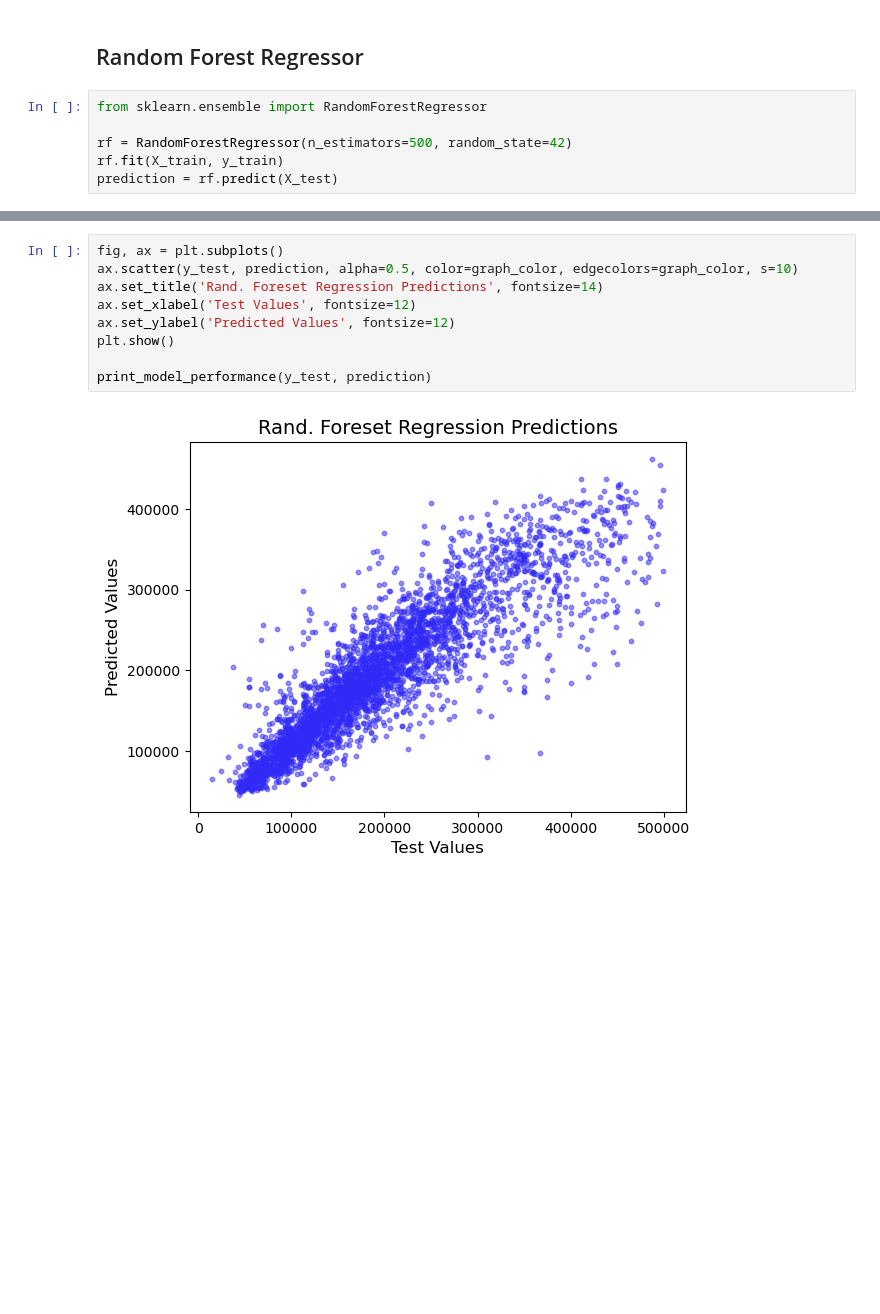
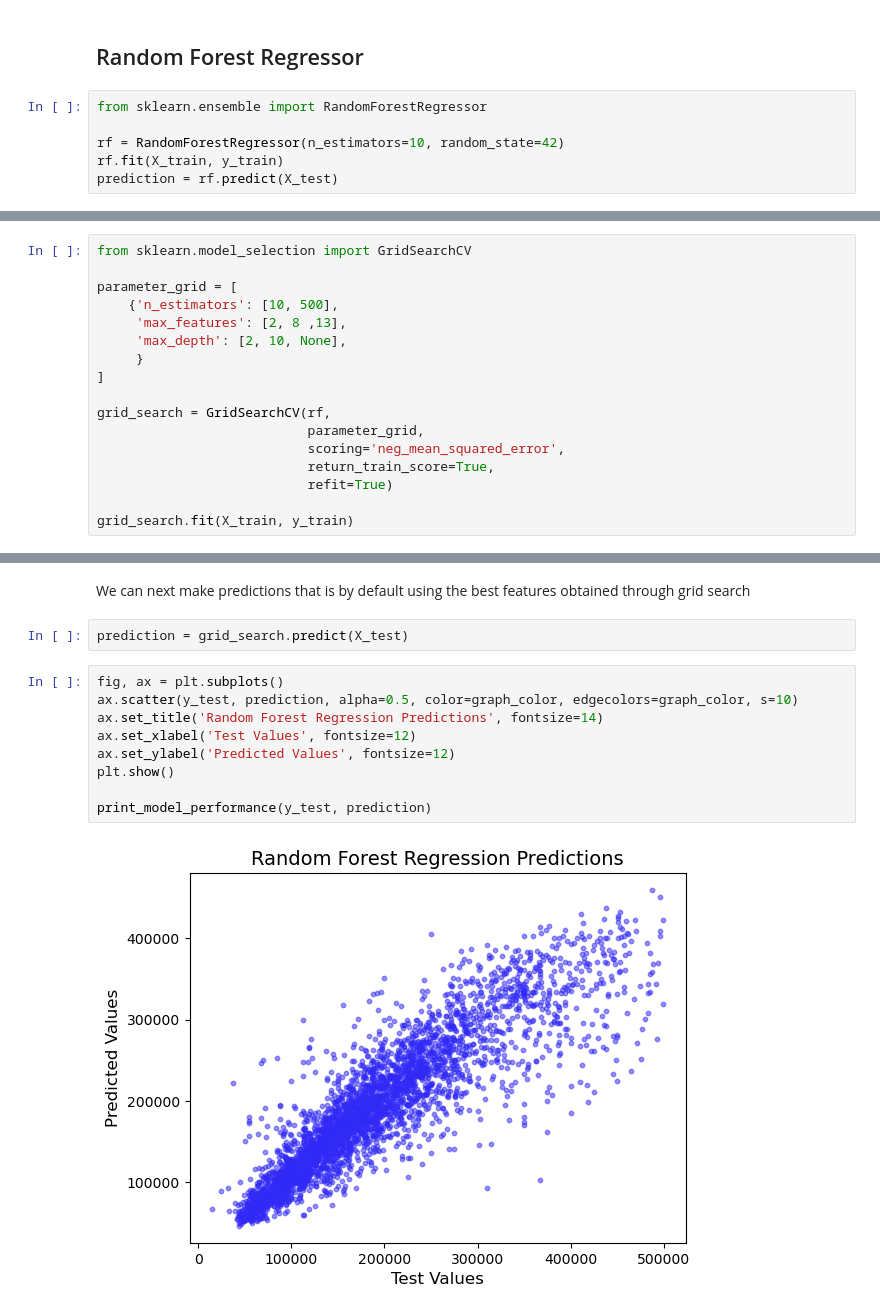
Before and after one commit to dilne/CaliforniaHousing, a Jupyter notebook: California Housing.ipynb, the cells around one changed output, grey strips where cells are left out. Cells and saved outputs as stored; diff of their text form; blank space fills up the shorter version.

```diff
--- a/California Housing.ipynb
+++ b/California Housing.ipynb
@@ -602,7 +626,7 @@ Mean Absolute Percentage Error: 23.524209912202494%
 # %%
 from sklearn.ensemble import RandomForestRegressor
 
-rf = RandomForestRegressor(n_estimators=500, random_state=42)
+rf = RandomForestRegressor(n_estimators=10, random_state=42)
 rf.fit(X_train, y_train)
 prediction = rf.predict(X_test)
 # %%
@@ -639,0 +657,17 @@ scores = cross_val_score(rf,
+# %%
+from sklearn.model_selection import GridSearchCV
+
+parameter_grid = [
+    {'n_estimators': [10, 500],
+     'max_features': [2, 8 ,13],
+     'max_depth': [2, 10, None],
+     }
+]
+
+grid_search = GridSearchCV(rf,
+                           parameter_grid,
+                           scoring='neg_mean_squared_error',
+                           return_train_score=True,
+                           refit=True)
+
+grid_search.fit(X_train, y_train)
@@ -640,11 +706,15 @@ scores = cross_val_score(rf,
+# %% [markdown]
+We can next make predictions that is by default using the best features obtained through grid search
+# %%
+prediction = grid_search.predict(X_test)
 # %%
 fig, ax = plt.subplots()
 ax.scatter(y_test, prediction, alpha=0.5, color=graph_color, edgecolors=graph_color, s=10)
-ax.set_title('Rand. Foreset Regression Predictions', fontsize=14)
+ax.set_title('Random Forest Regression Predictions', fontsize=14)
 ax.set_xlabel('Test Values', fontsize=12)
 ax.set_ylabel('Predicted Values', fontsize=12)
 plt.show()
 
 print_model_performance(y_test, prediction)
 # %% [output]
-[figure, old version]
+[figure, new version]
```
Also changed, not shown: parts of 12 cells of this notebook.
